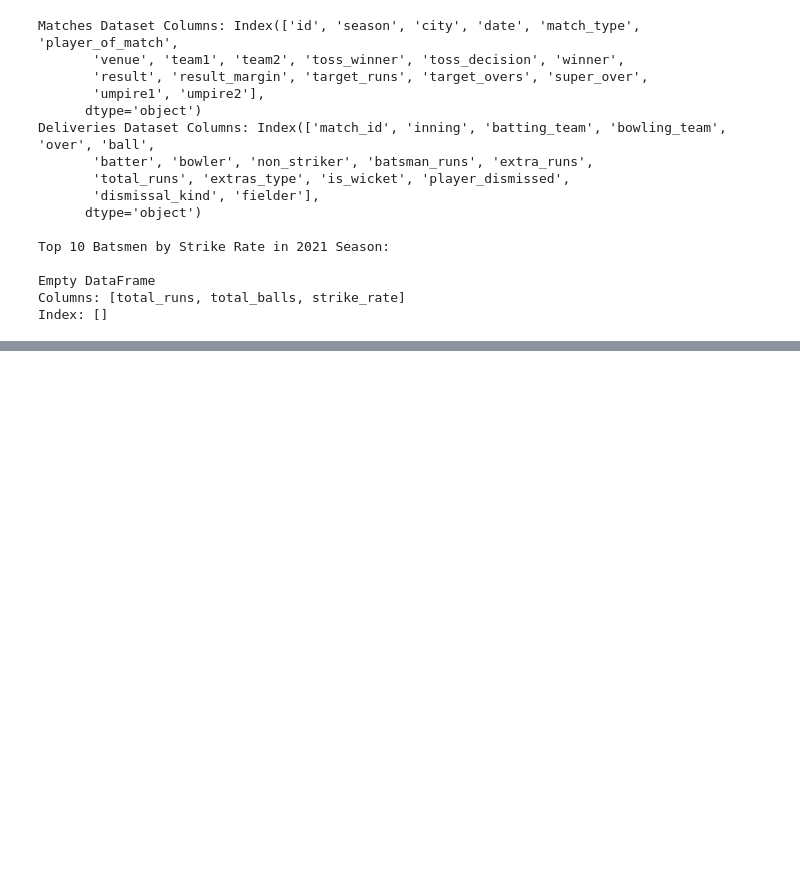
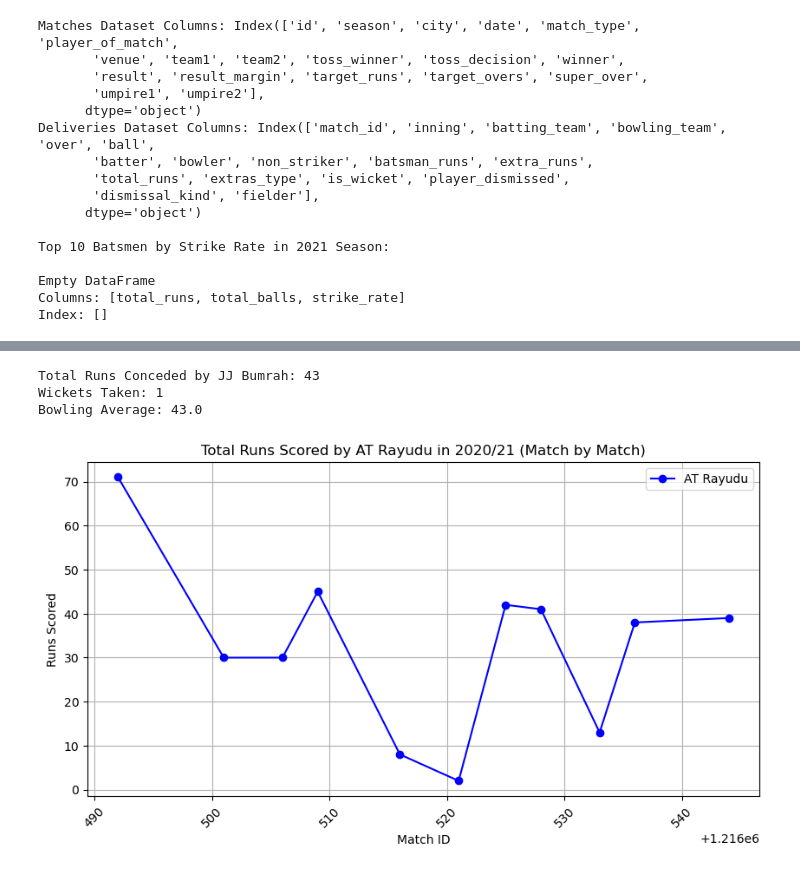
Before and after one commit to AabidMK/CricketIQ_Infosys_Internship_Feb2025, a Jupyter notebook: internship.ipynb, the cells around one changed output, grey strips where cells are left out. Cells and saved outputs as stored; diff of their text form; code cells hidden in the pictures; blank space fills up the shorter version.

```diff
--- a/internship.ipynb
+++ b/internship.ipynb
@@ -681,0 +784,56 @@ Index: []
+# %%
+
+match_id = 1216492
+bowler_name = 'JJ Bumrah'
+
+# Filter data for the specific match and bowler
+bowler_df = deliver_dataset[(deliver_dataset['match_id'] == match_id) &
+                          (deliver_dataset['bowler'] == bowler_name)]
+
+# Calculate total runs conceded
+total_runs_conceded = bowler_df['total_runs'].sum()
+
+# Count valid wickets (excluding 'run out' and 'retired hurt')
+valid_dismissals = ['caught', 'bowled', 'lbw', 'stumped', 'hit wicket']
+wickets_taken = bowler_df[bowler_df['dismissal_kind'].isin(valid_dismissals)]['is_wicket'].sum()
+
+# Calculate bowling average
+bowling_avg = total_runs_conceded / wickets_taken if wickets_taken > 0 else "NA"
+
+# Print results
+print(f"Total Runs Conceded by {bowler_name}: {total_runs_conceded}")
+print(f"Wickets Taken: {wickets_taken}")
+print(f"Bowling Average: {bowling_avg}")
+# %% [output]
+Total Runs Conceded by JJ Bumrah: 43
+Wickets Taken: 1
+Bowling Average: 43.0
+# %%
+import matplotlib.pyplot as plt
+
+# Define season and batter
+season_year = '2020/21'
+batter_name = 'AT Rayudu'
+
+# Get match IDs for the given season
+season_match_ids = match_df[match_df['season'] == season_year]['match_id'].unique()
+
+# Filter Deliveries dataset for the given match IDs and batter
+batter_df = deliver_dataset[(deliver_dataset['match_id'].isin(season_match_ids)) &
+                            (deliver_dataset['batter'] == batter_name)]
+
+# Group by match_id and sum runs for each match
+match_wise_runs = batter_df.groupby('match_id')['batsman_runs'].sum()
+
+# Plotting the data
+plt.figure(figsize=(10, 5))
+plt.plot(match_wise_runs.index, match_wise_runs.values, marker='o', linestyle='-', color='b', label=batter_name)
+plt.xlabel('Match ID')
+plt.ylabel('Runs Scored')
+plt.title(f'Total Runs Scored by {batter_name} in {season_year} (Match by Match)')
+plt.xticks(rotation=45)
+plt.grid(True)
+plt.legend()
+plt.show()
+# %% [output]
+[figure, added]
```
Also changed, not shown: parts of 10 cells of this notebook.
